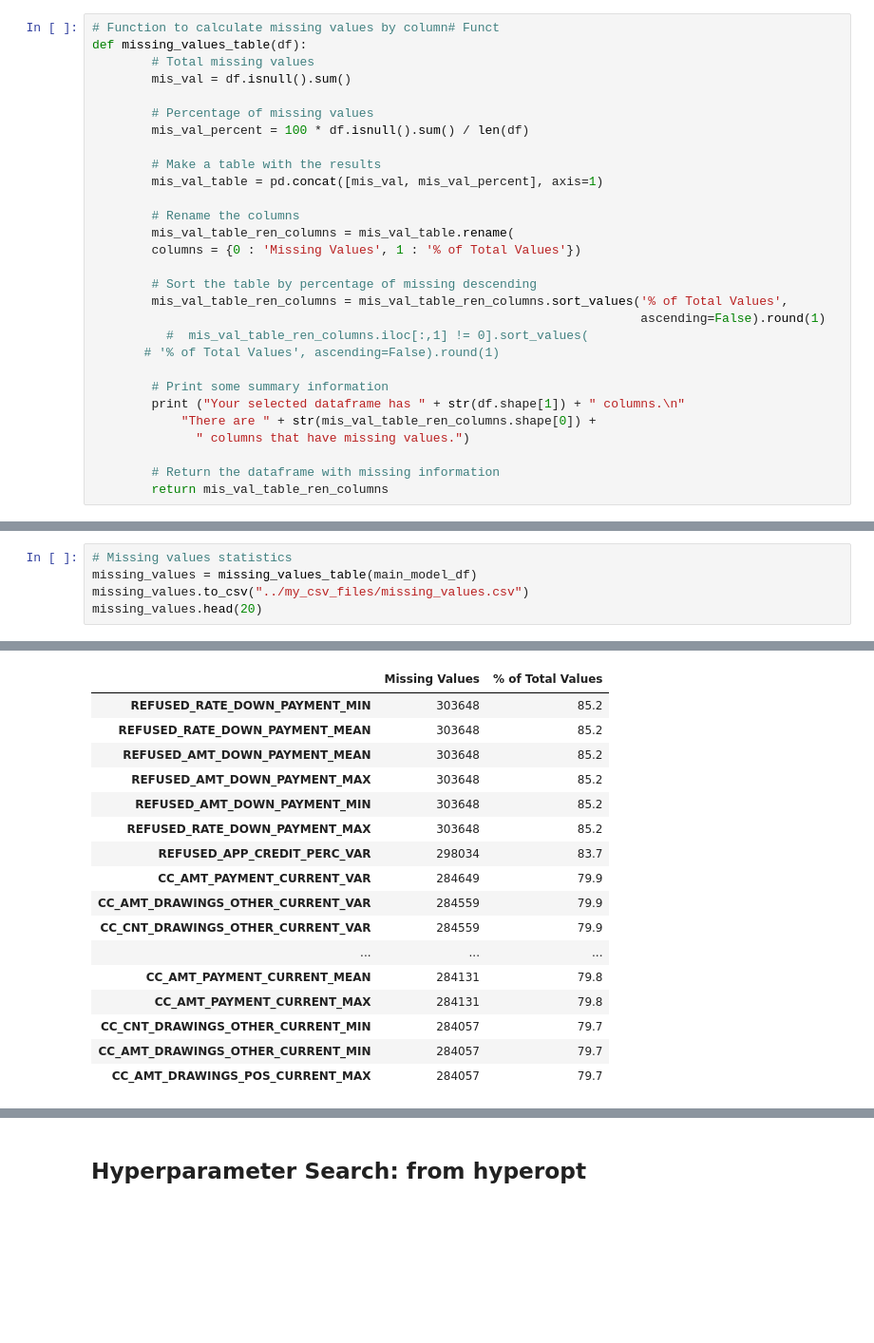
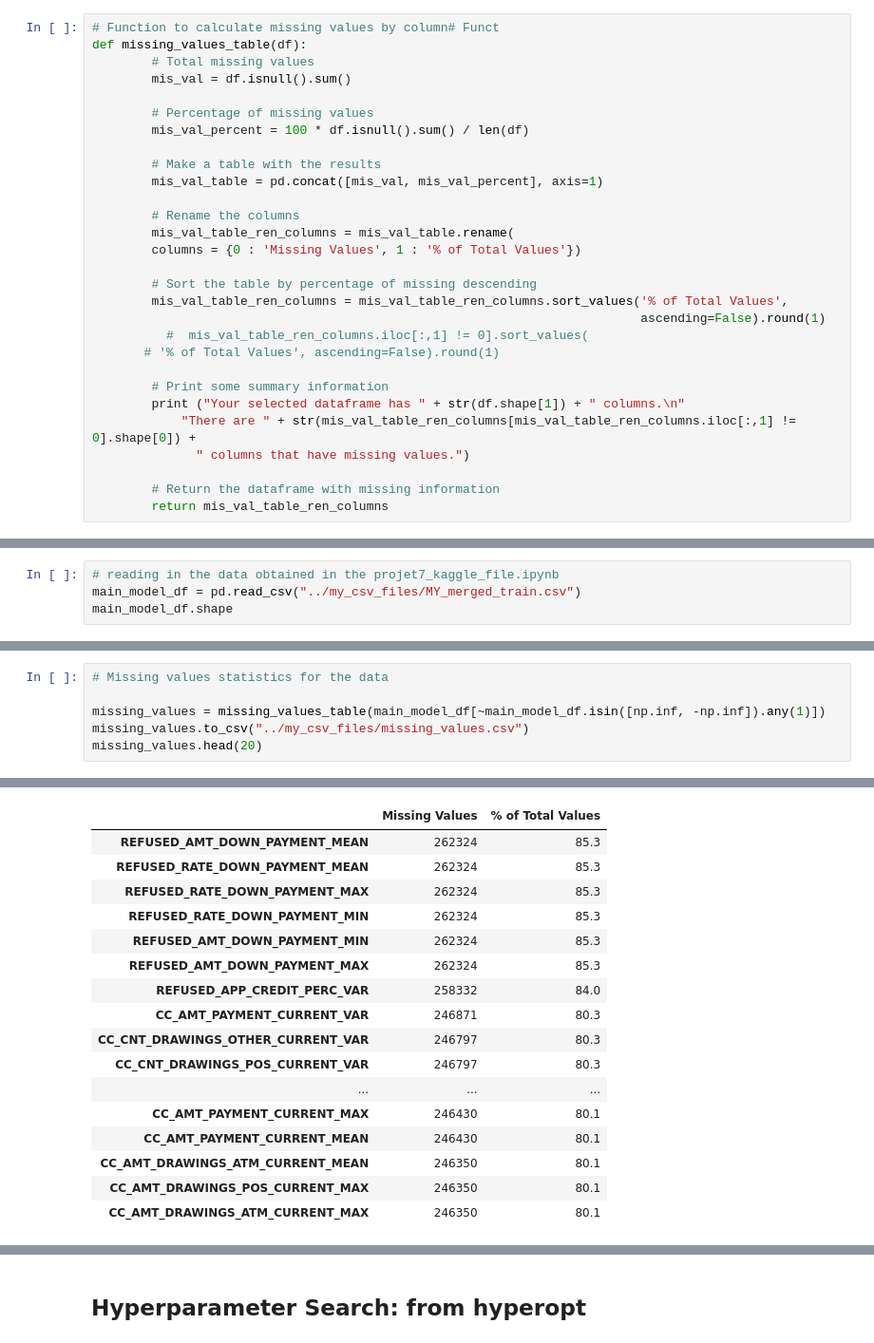
Before and after one commit to lauraamy/projet7_pretdepenser, a Jupyter notebook: projet7_models_finding_features.ipynb, the cells around one changed output, grey strips where cells are left out. Shown at 95% size. Cells and saved outputs as stored; diff of their text form; blank space fills up the shorter version.

Commit message:
Modelling updates and comments before dashboard start

```diff
--- a/projet7_models_finding_features.ipynb
+++ b/projet7_models_finding_features.ipynb
@@ -51,7 +53,7 @@ def missing_values_table(df):
 
         # Print some summary information
         print ("Your selected dataframe has " + str(df.shape[1]) + " columns.\n"
-            "There are " + str(mis_val_table_ren_columns.shape[0]) +
+            "There are " + str(mis_val_table_ren_columns[mis_val_table_ren_columns.iloc[:,1] != 0].shape[0]) +
               " columns that have missing values.")
 
         # Return the dataframe with missing information
@@ -61,0 +69,4 @@ main_model_df = pd.read_csv("../my_csv_files/df_for_modelling.csv")
+# %%
+# reading in the data obtained in the projet7_kaggle_file.ipynb
+main_model_df = pd.read_csv("../my_csv_files/MY_merged_train.csv")
+main_model_df.shape
@@ -62,6 +106,7 @@ main_model_df = pd.read_csv("../my_csv_files/df_for_modelling.csv")
 # %%
-# Missing values statistics
-missing_values = missing_values_table(main_model_df)
+# Missing values statistics for the data
+
+missing_values = missing_values_table(main_model_df[~main_model_df.isin([np.inf, -np.inf]).any(1)])
 missing_values.to_csv("../my_csv_files/missing_values.csv")
 missing_values.head(20)
 # %% [output]
@@ -70,17 +115,17 @@ There are 799 columns that have missing values.
 |  | Missing Values | % of Total Values |
-| REFUSED_RATE_DOWN_PAYMENT_MIN | 303648 | 85.2 |
-| REFUSED_RATE_DOWN_PAYMENT_MEAN | 303648 | 85.2 |
-| REFUSED_AMT_DOWN_PAYMENT_MEAN | 303648 | 85.2 |
-| REFUSED_AMT_DOWN_PAYMENT_MAX | 303648 | 85.2 |
-| REFUSED_AMT_DOWN_PAYMENT_MIN | 303648 | 85.2 |
-| REFUSED_RATE_DOWN_PAYMENT_MAX | 303648 | 85.2 |
-| REFUSED_APP_CREDIT_PERC_VAR | 298034 | 83.7 |
-| CC_AMT_PAYMENT_CURRENT_VAR | 284649 | 79.9 |
-| CC_AMT_DRAWINGS_OTHER_CURRENT_VAR | 284559 | 79.9 |
-| CC_CNT_DRAWINGS_OTHER_CURRENT_VAR | 284559 | 79.9 |
+| REFUSED_AMT_DOWN_PAYMENT_MEAN | 262324 | 85.3 |
+| REFUSED_RATE_DOWN_PAYMENT_MEAN | 262324 | 85.3 |
+| REFUSED_RATE_DOWN_PAYMENT_MAX | 262324 | 85.3 |
+| REFUSED_RATE_DOWN_PAYMENT_MIN | 262324 | 85.3 |
+| REFUSED_AMT_DOWN_PAYMENT_MIN | 262324 | 85.3 |
+| REFUSED_AMT_DOWN_PAYMENT_MAX | 262324 | 85.3 |
+| REFUSED_APP_CREDIT_PERC_VAR | 258332 | 84.0 |
+| CC_AMT_PAYMENT_CURRENT_VAR | 246871 | 80.3 |
+| CC_CNT_DRAWINGS_OTHER_CURRENT_VAR | 246797 | 80.3 |
+| CC_CNT_DRAWINGS_POS_CURRENT_VAR | 246797 | 80.3 |
 | ... | ... | ... |
-| CC_AMT_PAYMENT_CURRENT_MEAN | 284131 | 79.8 |
-| CC_AMT_PAYMENT_CURRENT_MAX | 284131 | 79.8 |
-| CC_CNT_DRAWINGS_OTHER_CURRENT_MIN | 284057 | 79.7 |
-| CC_AMT_DRAWINGS_OTHER_CURRENT_MIN | 284057 | 79.7 |
-| CC_AMT_DRAWINGS_POS_CURRENT_MAX | 284057 | 79.7 |
+| CC_AMT_PAYMENT_CURRENT_MAX | 246430 | 80.1 |
+| CC_AMT_PAYMENT_CURRENT_MEAN | 246430 | 80.1 |
+| CC_AMT_DRAWINGS_ATM_CURRENT_MEAN | 246350 | 80.1 |
+| CC_AMT_DRAWINGS_POS_CURRENT_MAX | 246350 | 80.1 |
+| CC_AMT_DRAWINGS_ATM_CURRENT_MAX | 246350 | 80.1 |
```
Also changed, not shown: parts of 51 cells of this notebook, 3 other files.
